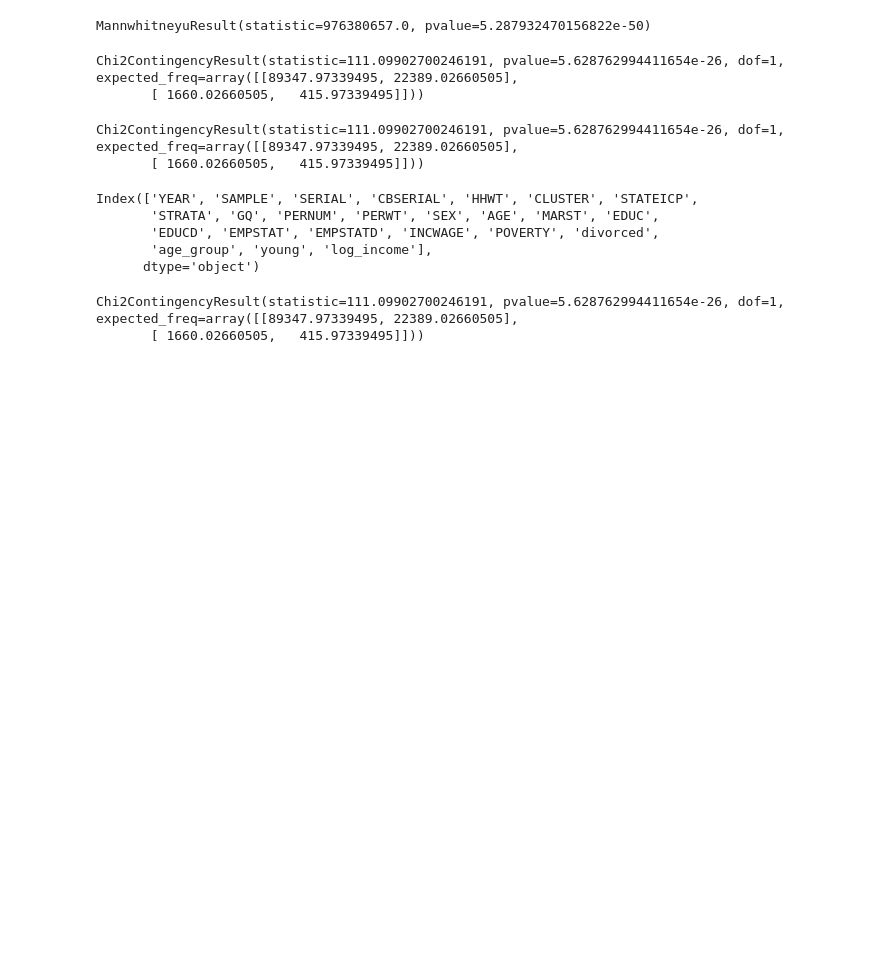
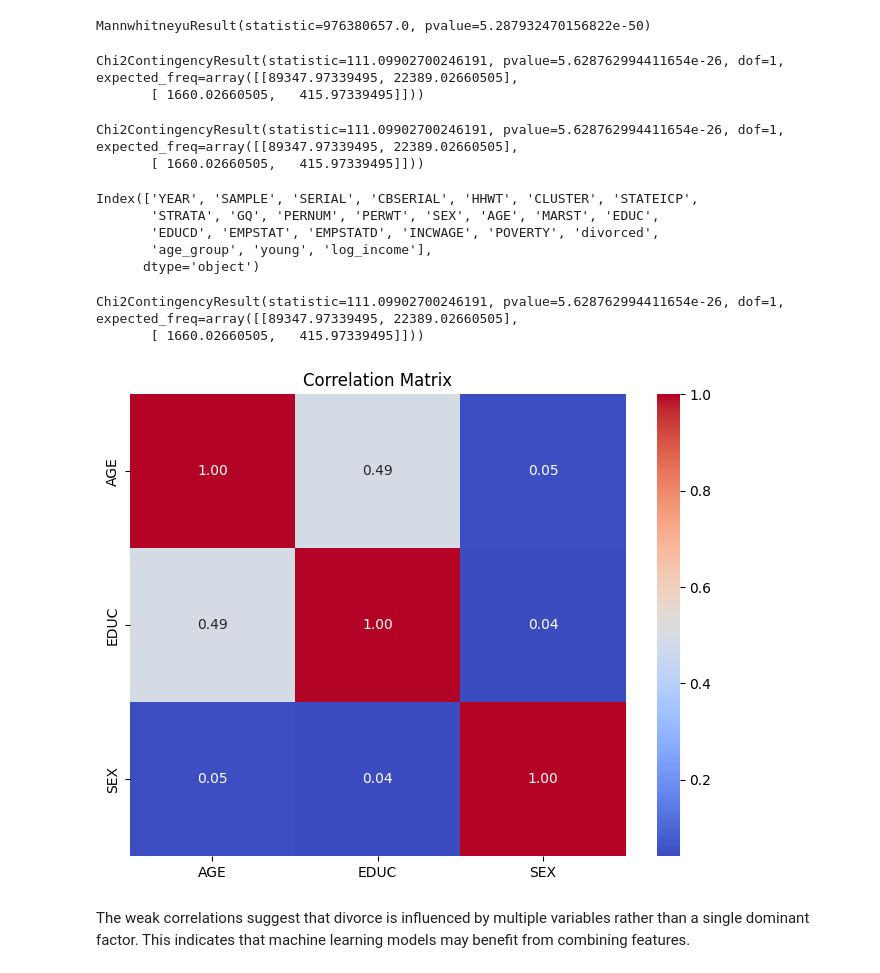
Before and after one commit to melisbozali/dsa210-movie-success-prediction, a Jupyter notebook: eda.ipynb, the cells around one changed output. Drawn from its saved outputs; the diff is of its cells as text; code cells hidden in the pictures; blank space fills up the shorter version.

```diff
--- a/eda.ipynb
+++ b/eda.ipynb
@@ -154,6 +156,23 @@ chi2_contingency(cont)
 # %% [output]
 Chi2ContingencyResult(statistic=111.09902700246191, pvalue=5.628762994411654e-26, dof=1, expected_freq=array([[89347.97339495, 22389.02660505],
        [ 1660.02660505,   415.97339495]]))
+# %%
+import pandas as pd
+import seaborn as sns
+import matplotlib.pyplot as plt
+
+df = pd.read_csv("data/usa_00001.csv")
+
+plt.figure(figsize=(8,6))
+corr = df[['AGE', 'EDUC', 'SEX']].corr()
+
+sns.heatmap(corr, annot=True, cmap='coolwarm', fmt=".2f")
+plt.title("Correlation Matrix")
+plt.show()
+# %% [output]
+[figure, added]
+# %% [markdown]
+The weak correlations suggest that divorce is influenced by multiple variables rather than a single dominant factor. This indicates that machine learning models may benefit from combining features.
 # %%
 ## Findings
 
```
Also changed, not shown: parts of 1 cell of this notebook.
